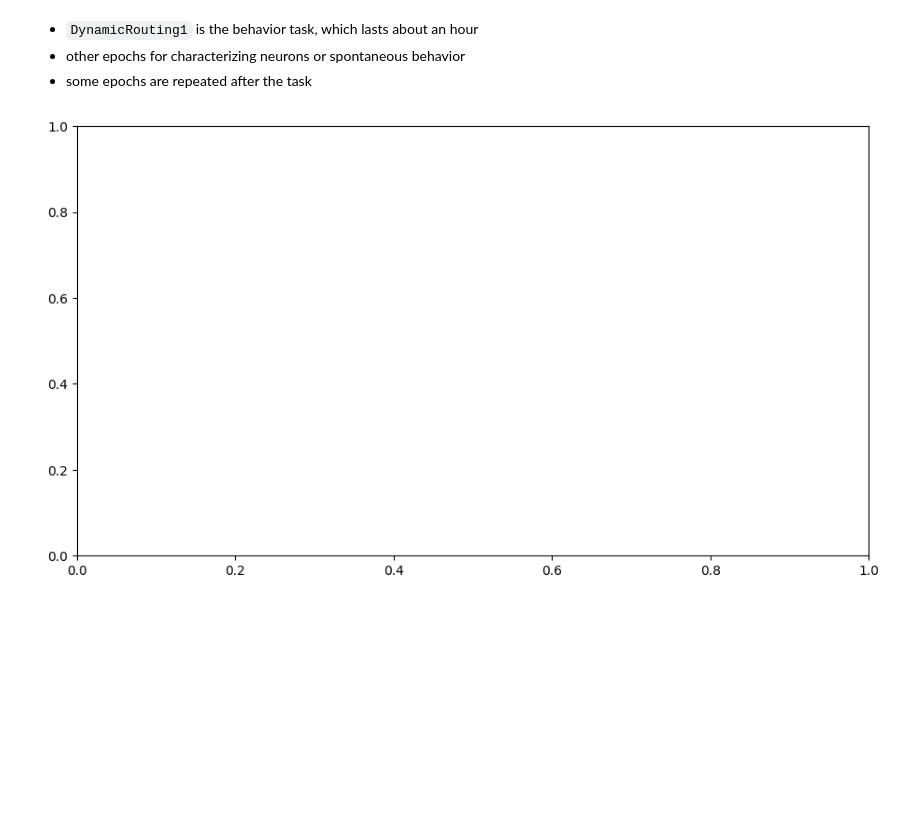
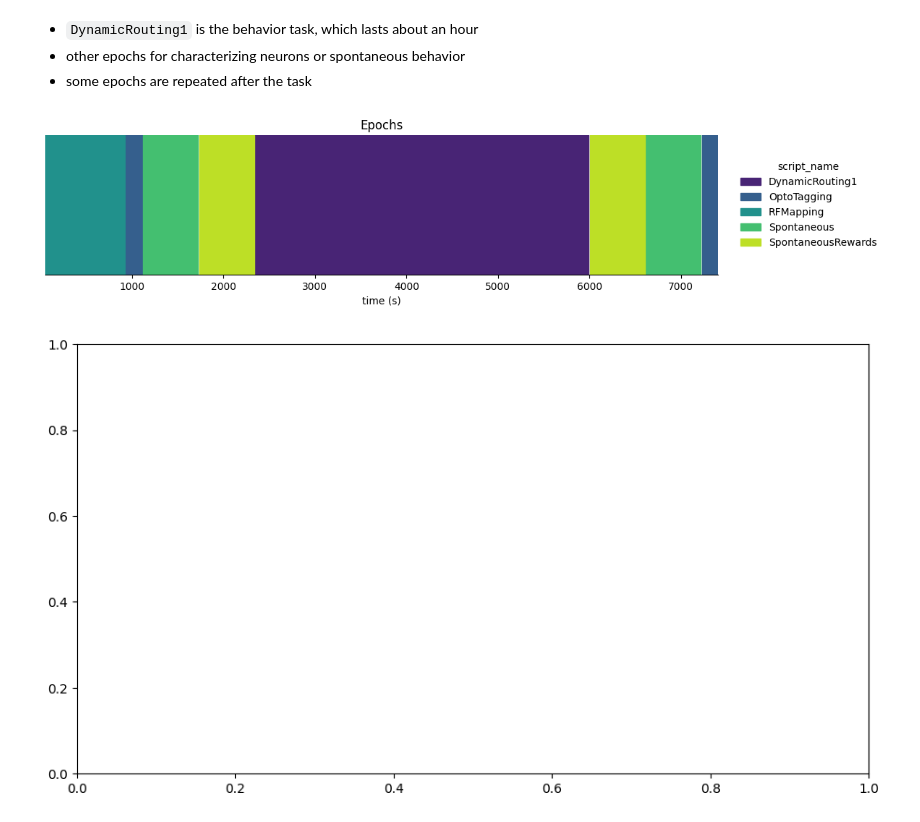
Before and after one commit to AllenNeuralDynamics/conect-dev-capsule, a Jupyter notebook: code/wip-sfn-tutorial.ipynb, the cells around one changed output. Cells and saved outputs as stored; diff of their text form; code cells hidden in the pictures; blank space fills up the shorter version.

```diff
--- a/code/wip-sfn-tutorial.ipynb
+++ b/code/wip-sfn-tutorial.ipynb
@@ -136,6 +150,29 @@ epochs
 - `DynamicRouting1` is the behavior task, which lasts about an hour
 - other epochs for characterizing neurons or spontaneous behavior
 - some epochs are repeated after the task
+# %%
+epochs_df = nwb.intervals["epochs"][:]
+epochs_df["duration"] = epochs_df["stop_time"] - epochs_df["start_time"]
+n = len(epochs_df["script_name"].unique())
+colors = plt.cm.viridis(np.linspace(0.1, 0.9, n))   # or "plasma", "cividis", "mako"-style "YlGnBu"
+
+fig, ax = plt.subplots(figsize=(12, 2.5))
+for (name, group), color in zip(epochs_df.groupby("script_name"), colors):
+    ax.broken_barh(
+        list(zip(group["start_time"], group["duration"])),
+        (0, 1),
+        facecolors=color,
+        edgecolor=color,
+        label=name,
+    )
+
+ax.set(ylim=(0, 1), yticks=[], xlabel="time (s)", title="Epochs")
+ax.margins(x=0)
+ax.spines[["top", "right", "left"]].set_visible(False)
+ax.legend(title="script_name", loc="center left", bbox_to_anchor=(1.02, 0.5), frameon=False)
+plt.show()
+# %% [output]
+[figure, added]
 # %%
 names = epochs.script_name.unique()
 colors = dict(zip(names, plt.cm.tab10.colors))
```
Also changed, not shown: parts of 2 cells of this notebook, 1 other file.
